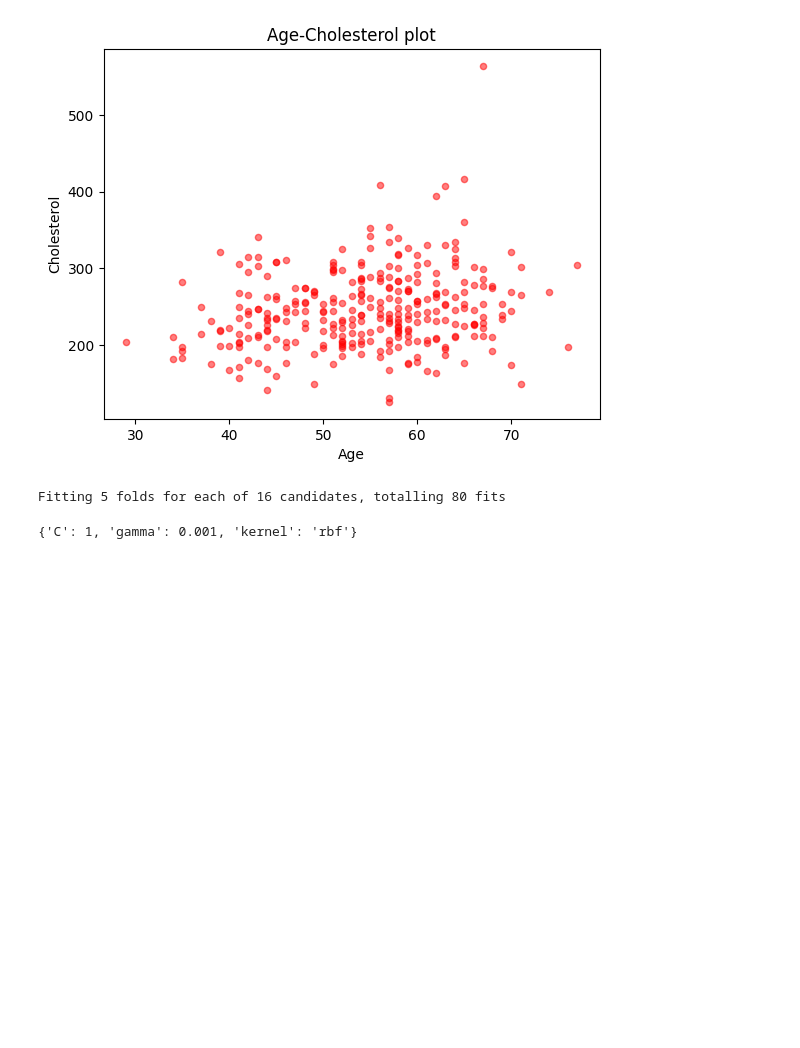
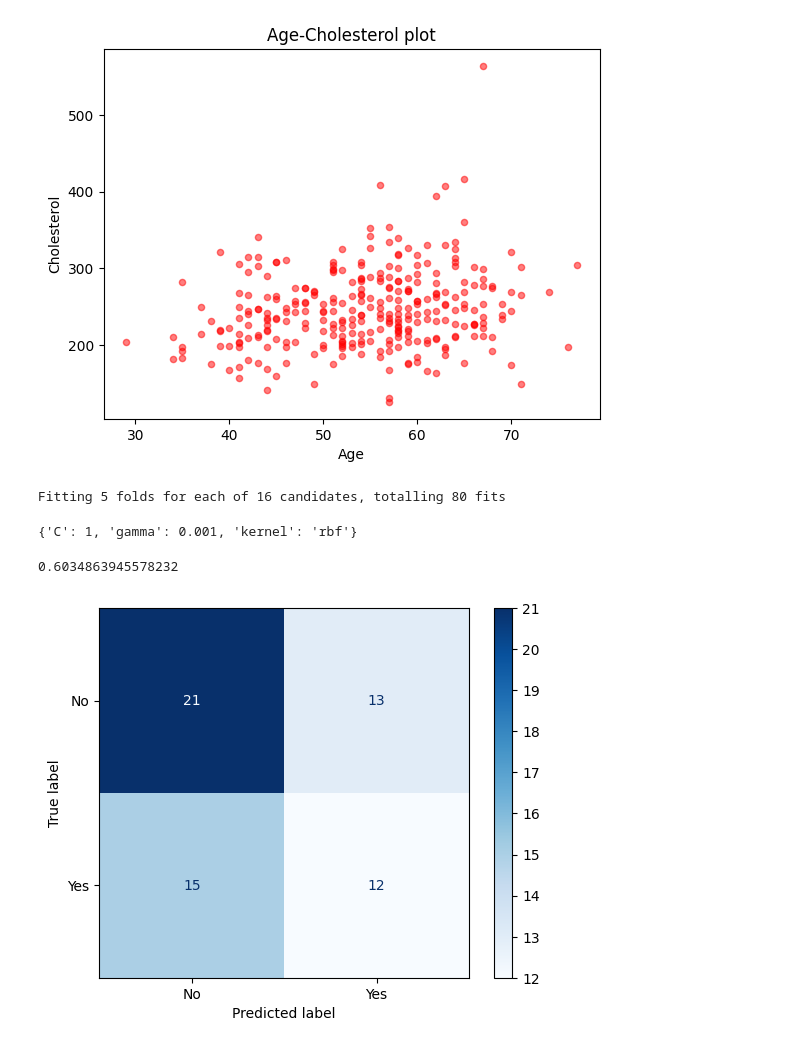
Before and after one commit to Tolegithub7/ml_labs, a Jupyter notebook: SupportVectorMachine.ipynb, the cells around one changed output. Saved outputs shown, nothing was run; the diff lists cells and outputs as text; code cells hidden in the pictures; blank space fills up the shorter version.

```diff
--- a/SupportVectorMachine.ipynb
+++ b/SupportVectorMachine.ipynb
@@ -92,0 +95,16 @@ print(grid_search.best_params_)
+# %%
+accuracy
+# %% [output]
+0.6034863945578232
+# %%
+y_test_hat = grid.predict(X_test)
+# %%
+from sklearn.metrics import ConfusionMatrixDisplay
+
+confusion_mat = confusion_matrix(y_test, y_test_hat)
+disp = ConfusionMatrixDisplay(confusion_matrix=confusion_mat, display_labels=grid.classes_)
+
+disp.plot(cmap=plt.cm.Blues, ax=plt.gca())
+plt.show()
+# %% [output]
+[figure, added]
```
Also changed, not shown: parts of 2 cells of this notebook.
